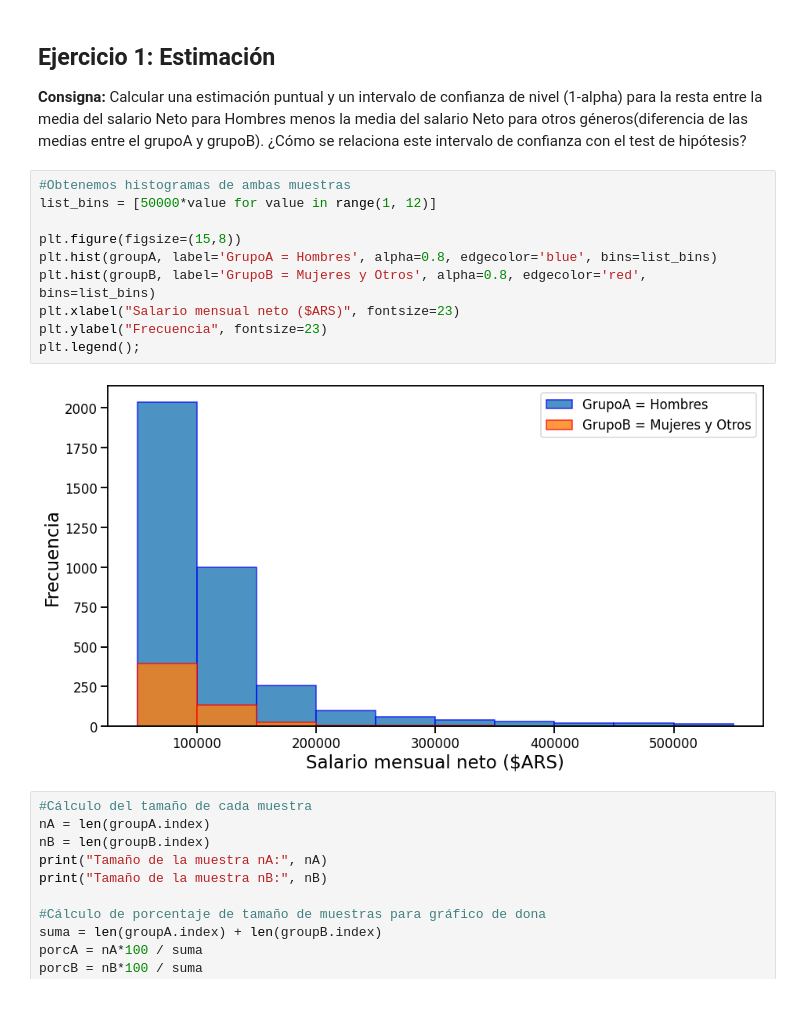
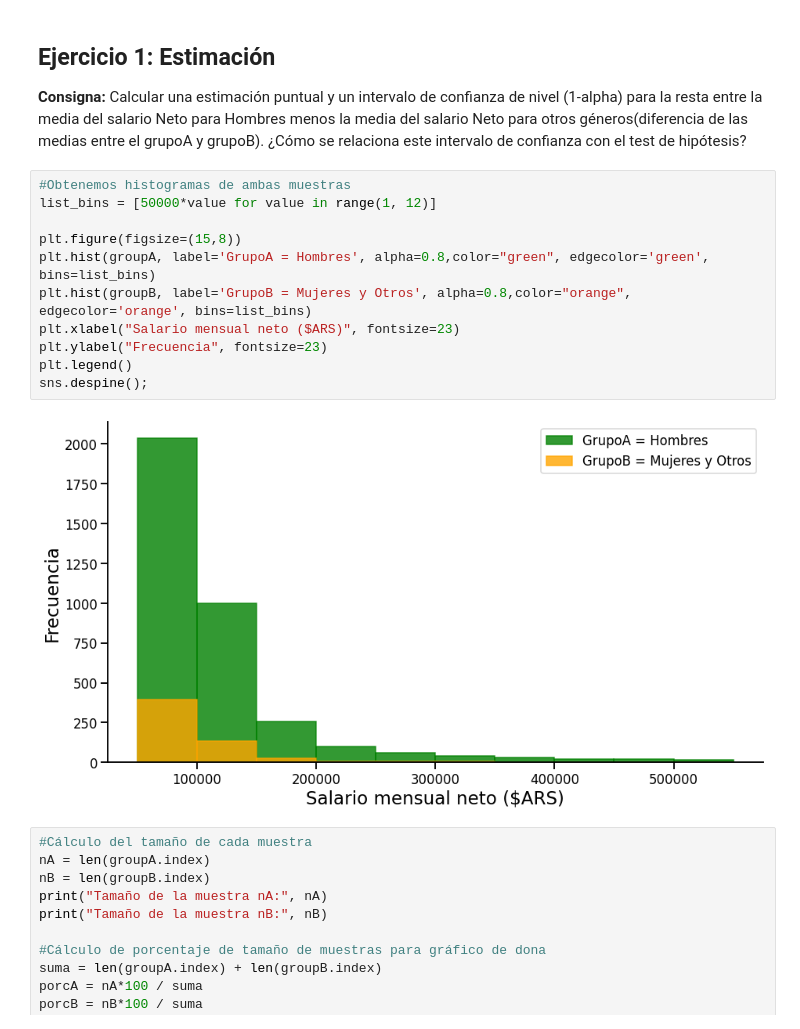
Before and after one commit to pablonicolasr/diplodatos-ayvd-2022-grupo32, a Jupyter notebook: Entregable_Parte_2_Garay.ipynb, the cells around one changed output. Drawn from its saved outputs; the diff is of its cells as text.

```diff
--- a/Entregable_Parte_2_Garay.ipynb
+++ b/Entregable_Parte_2_Garay.ipynb
@@ -105,15 +105,16 @@ Name: salary_monthly_NETO, Length: 577, dtype: float64
 # %%
 #Obtenemos histogramas de ambas muestras
 list_bins = [50000*value for value in range(1, 12)]
 
 plt.figure(figsize=(15,8))
-plt.hist(groupA, label='GrupoA = Hombres', alpha=0.8, edgecolor='blue', bins=list_bins)
-plt.hist(groupB, label='GrupoB = Mujeres y Otros', alpha=0.8, edgecolor='red', bins=list_bins)
+plt.hist(groupA, label='GrupoA = Hombres', alpha=0.8,color="green", edgecolor='green', bins=list_bins)
+plt.hist(groupB, label='GrupoB = Mujeres y Otros', alpha=0.8,color="orange", edgecolor='orange', bins=list_bins)
 plt.xlabel("Salario mensual neto ($ARS)", fontsize=23)
 plt.ylabel("Frecuencia", fontsize=23)
-plt.legend();
+plt.legend()
+sns.despine();
 # %% [output]
-[figure, old version]
+[figure, new version]
 # %%
 #Cálculo del tamaño de cada muestra
 nA = len(groupA.index)
```
Also changed, not shown: parts of 12 cells of this notebook.
